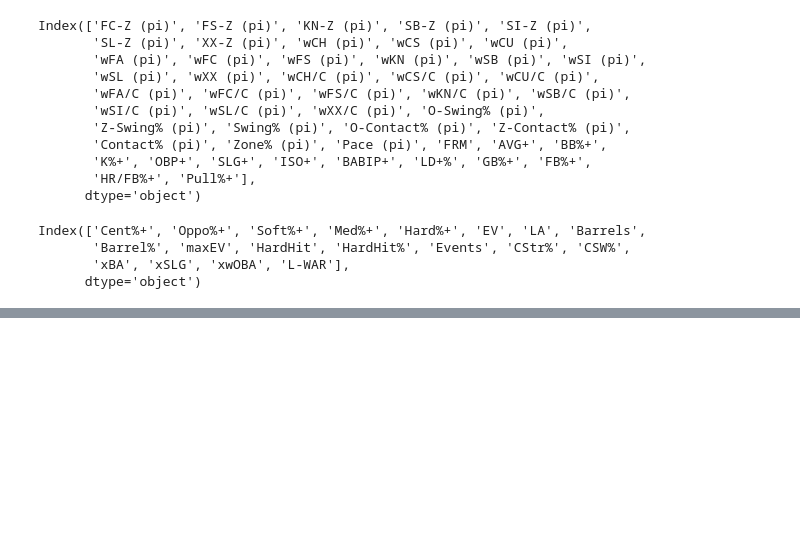
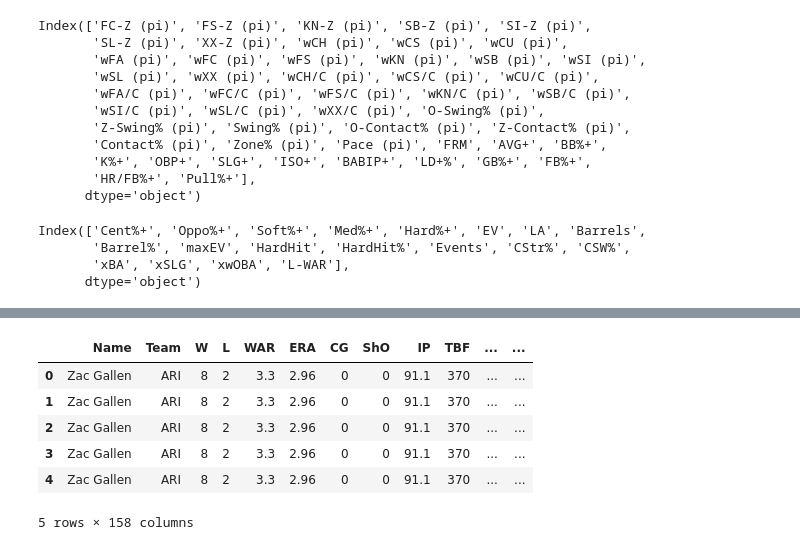
Before and after one commit to mcgillies/PitcherGamePreds, a Jupyter notebook: base_data_exploration.ipynb, the cells around one changed output, grey strips where cells are left out. Saved outputs shown, nothing was run; the diff lists cells and outputs as text; code cells hidden in the pictures; blank space fills up the shorter version.

```diff
--- a/base_data_exploration.ipynb
+++ b/base_data_exploration.ipynb
@@ -176,4 +205,13 @@ pitch_season.head()
 # %%
 pitch_all = pitch_season.merge(daily_ks_S, on = "Name")
+pitch_all.to_csv("data/pitcher_season_daily.csv")
 pitch_all.head()
+# %% [output]
+|  | Name | Team | W | L | WAR | ERA | CG | ShO | IP | TBF | ... | ... |
+| 0 | Zac Gallen | ARI | 8 | 2 | 3.3 | 2.96 | 0 | 0 | 91.1 | 370 | ... | ... |
+| 1 | Zac Gallen | ARI | 8 | 2 | 3.3 | 2.96 | 0 | 0 | 91.1 | 370 | ... | ... |
+| 2 | Zac Gallen | ARI | 8 | 2 | 3.3 | 2.96 | 0 | 0 | 91.1 | 370 | ... | ... |
+| 3 | Zac Gallen | ARI | 8 | 2 | 3.3 | 2.96 | 0 | 0 | 91.1 | 370 | ... | ... |
+| 4 | Zac Gallen | ARI | 8 | 2 | 3.3 | 2.96 | 0 | 0 | 91.1 | 370 | ... | ... |
+5 rows × 158 columns
 # %%
```
Also changed, not shown: parts of 18 cells of this notebook, 5 other files.
